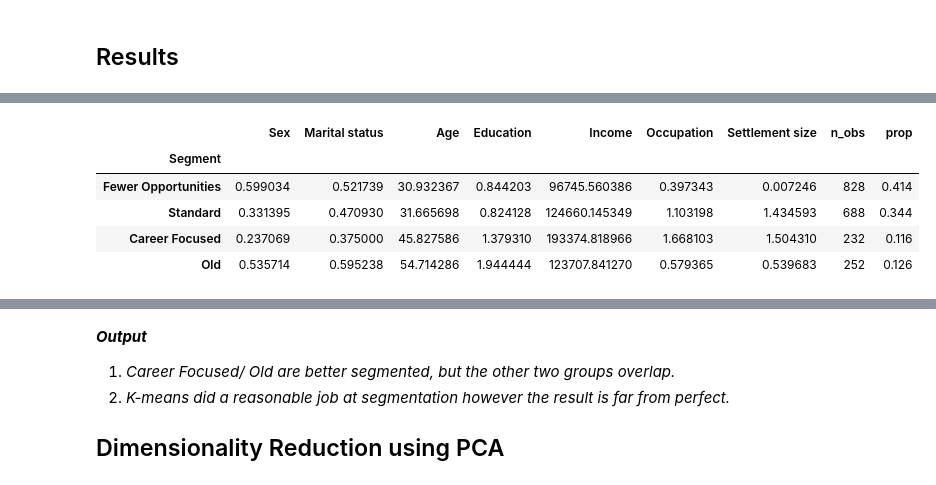
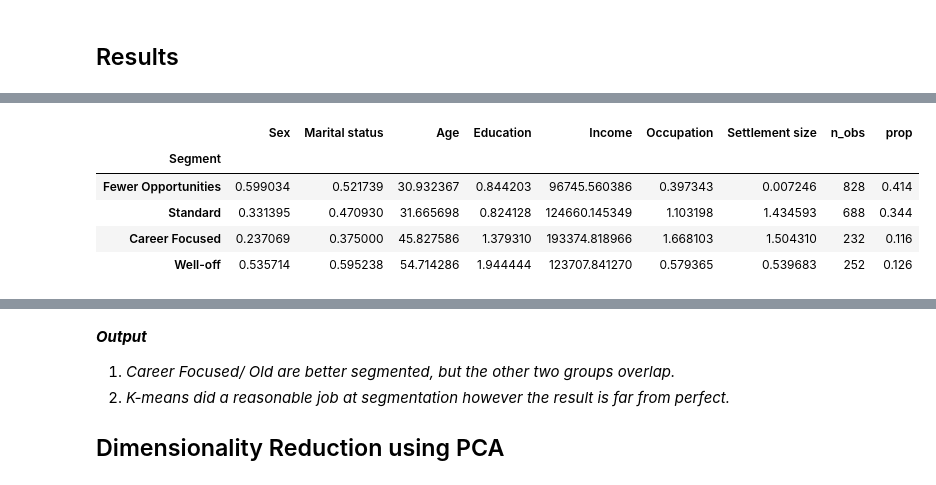
Before and after one commit to addds03/Customer-Analytics, a Jupyter notebook: Customer Analytics/Customer Analytics.ipynb, the cells around one changed output, grey strips where cells are left out. Drawn from its saved outputs; the diff is of its cells as text; code cells hidden in the pictures.

```diff
--- a/Customer Analytics/Customer Analytics.ipynb
+++ b/Customer Analytics/Customer Analytics.ipynb
@@ -158,12 +141,12 @@ df_analysis
 # %%
 df_analysis.rename({0:'Fewer Opportunities',1:'Standard',
-                    2:'Career Focused',3:'Old'})
+                    2:'Career Focused',3:'Well-off'})
 # %% [output]
 |  | Sex | Marital status | Age | Education | Income | Occupation | Settlement size | n_obs | prop |
 | Segment |  |  |  |  |  |  |  |  |  |
 | Fewer Opportunities | 0.599034 | 0.521739 | 30.932367 | 0.844203 | 96745.560386 | 0.397343 | 0.007246 | 828 | 0.414 |
 | Standard | 0.331395 | 0.470930 | 31.665698 | 0.824128 | 124660.145349 | 1.103198 | 1.434593 | 688 | 0.344 |
 | Career Focused | 0.237069 | 0.375000 | 45.827586 | 1.379310 | 193374.818966 | 1.668103 | 1.504310 | 232 | 0.116 |
-| Old | 0.535714 | 0.595238 | 54.714286 | 1.944444 | 123707.841270 | 0.579365 | 0.539683 | 252 | 0.126 |
+| Well-off | 0.535714 | 0.595238 | 54.714286 | 1.944444 | 123707.841270 | 0.579365 | 0.539683 | 252 | 0.126 |
 # %%
 seg_res['labels'] = seg_res['Segment'].map({0:'Fewer Opportunities',1:'Standard',
```
Also changed, not shown: parts of 18 cells of this notebook.
